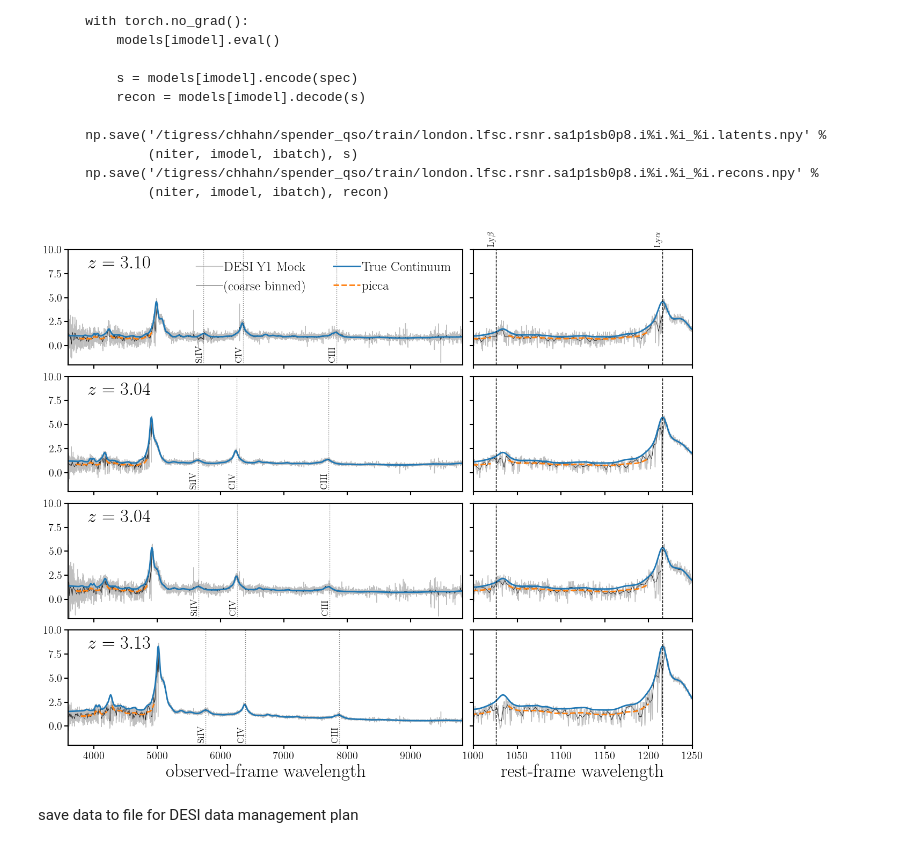
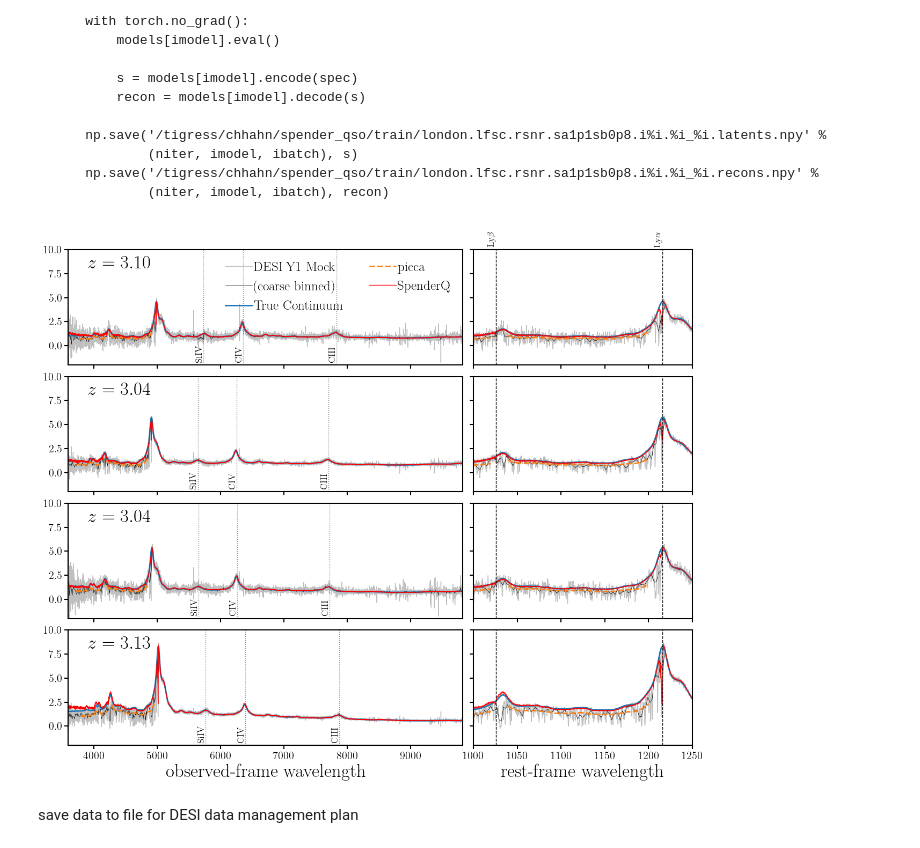
Before and after one commit to galactic-ai/SpenderQ, a Jupyter notebook: doc/methods_paper/demo.ipynb, the cells around one changed output. Drawn from its saved outputs; the diff is of its cells as text; code cells hidden in the pictures.

```diff
--- a/doc/methods_paper/demo.ipynb
+++ b/doc/methods_paper/demo.ipynb
@@ -123,10 +123,10 @@ for ii, igal in enumerate(highzs):
     sub.plot(picca_lyb.wave_picca * np.array(1+z[igal]), spec_picca/norm[igal], color='C1', lw=2, ls='--')
 
     # spenderq recon
-    #sub.fill_between(models[0].wave_rest * (1+z[igal]),
-    #                 np.min(recons[:,igal,:], axis=0),
-    #                 np.max(recons[:,igal,:], axis=0), color='r', edgecolor='None', alpha=0.5)
-    #sub.plot(models[0].wave_rest * (1+z[igal]), np.mean(recons[:,igal,:], axis=0), color='r', lw=1, label=r'SpenderQ')
+    sub.fill_between(models[0].wave_rest * (1+z[igal]),
+                    np.min(recons[:,igal,:], axis=0),
+                    np.max(recons[:,igal,:], axis=0), color='r', edgecolor='None', alpha=0.5)
+    sub.plot(models[0].wave_rest * (1+z[igal]), np.mean(recons[:,igal,:], axis=0), color='r', lw=1, label=r'SpenderQ')
     sub.axvline(1397.61 * (1+z[igal]), color='k', linewidth=1, linestyle=':', alpha=0.5)
     sub.axvline(1549.48 * (1+z[igal]), color='k', linewidth=1, linestyle=':', alpha=0.5)
     sub.axvline(1908.73 * (1+z[igal]), color='k', linewidth=1, linestyle=':', alpha=0.5)
@@ -158,38 +158,38 @@ for ii, igal in enumerate(highzs):
 
     # true continuum
     sub.plot(np.linspace(3.50e3, 1e4, 3251)/(1+z[igal]), true_cont[igal]/norm[igal], c='C0', lw=2, label='True Continuum')
 
     # picca lya
     spec_picca = picca_lya.get_continuum(int(target_id[igal]))
     sub.plot(picca_lya.wave_picca, spec_picca/norm[igal], color='C1', lw=2, ls='--', label='picca')
 
     # picca lyb
     spec_picca = picca_lyb.get_continuum(int(target_id[igal]))
     sub.plot(picca_lyb.wave_picca, spec_picca/norm[igal], color='C1', lw=2, ls='--')
 
     ## spenderq
-    #sub.fill_between(models[0].wave_rest,
-    #             np.min(recons[:,igal,:], axis=0),
-    #             np.max(recons[:,igal,:], axis=0), color='r', edgecolor='None', alpha=0.5)
-    #sub.plot(models[0].wave_rest, np.mean(recons[:,igal,:], axis=0), color='r', lw=1, label=r'SpenderQ')
+    sub.fill_between(models[0].wave_rest,
+                np.min(recons[:,igal,:], axis=0),
+                np.max(recons[:,igal,:], axis=0), color='r', edgecolor='None', alpha=0.5)
+    sub.plot(models[0].wave_rest, np.mean(recons[:,igal,:], axis=0), color='r', lw=1, label=r'SpenderQ')
 
 
     sub.axvline(1026, color='k', linewidth=1, linestyle='--')
     sub.axvline(1216, color='k', linewidth=1, linestyle='--')
     if ii == 0:
         sub.text(1026, 11.8, r'Ly$\beta$', rotation=90., ha='right', va='top', fontsize=12)
         sub.text(1216, 11.8, r'Ly$\alpha$', rotation=90., ha='right', va='top', fontsize=12)
 
     sub.set_xlim(1000., 1250.)
     if ii < len(highzs)-1: sub.set_xticklabels([])
     sub.set_ylim(-2, 10.)
     sub.set_yticklabels([])
 
 sub.set_xlabel("rest-frame wavelength", fontsize=25)
 fig.subplots_adjust(hspace=0.1, wspace=0.035)
 plt.savefig('spenderq_mock_recon.pdf', bbox_inches='tight')
 # %% [output]
-[figure, old version]
+[figure, new version]
 # %% [markdown]
 save data to file for DESI data management plan
 # %%
```
Also changed, not shown: 10 other files.
